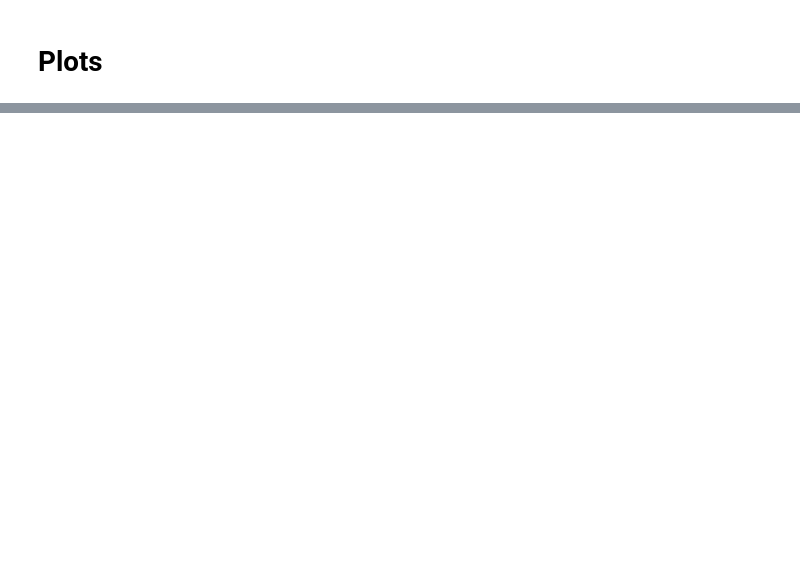
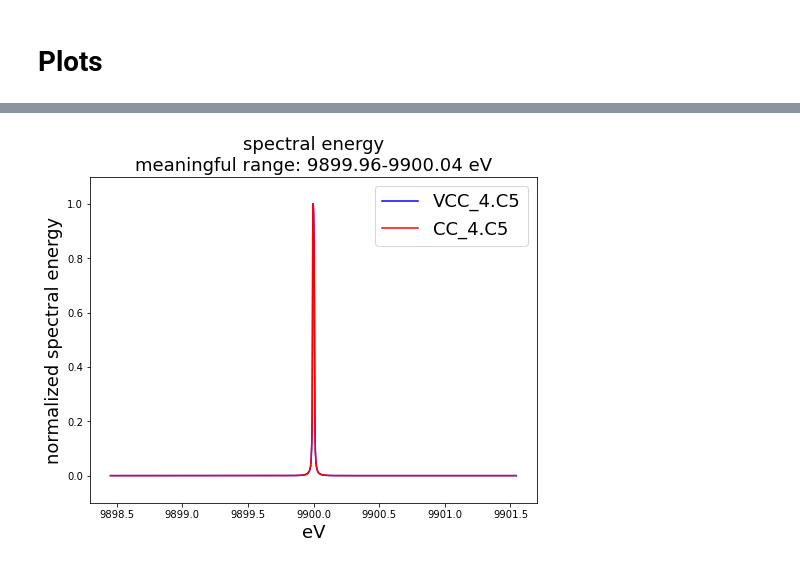
Before and after one commit to nanw0321/Fringe_crossing_interference_pattern, a Jupyter notebook: Ver_WPG_ray_tracing.ipynb, the cells around one changed output, grey strips where cells are left out. Drawn from its saved outputs; the diff is of its cells as text; code cells hidden in the pictures; blank space fills up the shorter version.

Commit message:
Update: crystal -> lens results are now correct, lens -> crystal need higher resolution

```diff
--- a/Ver_WPG_ray_tracing.ipynb
+++ b/Ver_WPG_ray_tracing.ipynb
@@ -254,0 +267,12 @@ plt.savefig(dirname_spectrometer+'profile_{}.png'.format(name2_CC),transparent=T
+# %%
+''' crystal '''
+# spectrum
+aw_VCC, axis_VCC, int_VCC = get_spectra(mwf_VCC3)
+aw_CC, axis_CC, int_CC = get_spectra(mwf_CC3)
+
+plt.figure(figsize=(8,6))
+plot_spectra(aw_VCC, axis_VCC, int_VCC, 'b', label=name3_VCC)
+plot_spectra(aw_VCC, axis_VCC, int_VCC, 'r', label=name3_CC)
+plt.savefig(dirname_spectrometer+'spectrum_focus.png',transparent=True)
+# %% [output]
+[figure, added]
```
Also changed, not shown: parts of 10 cells of this notebook, 48 other files.
